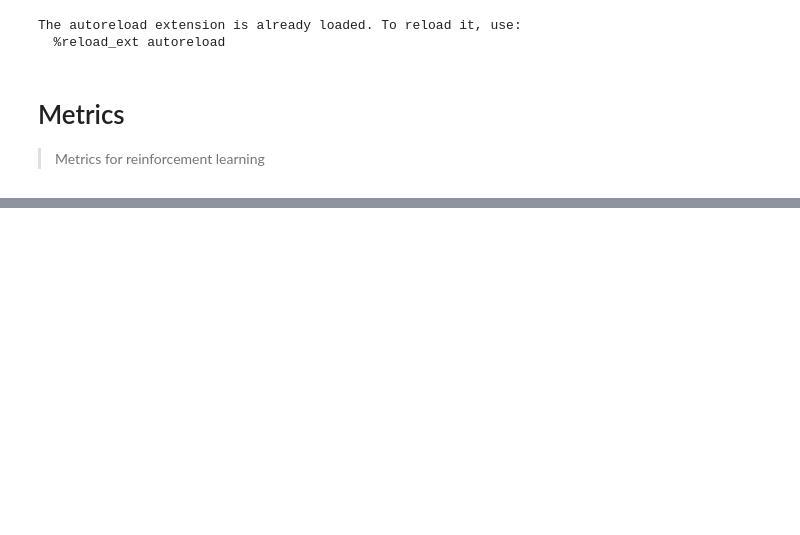
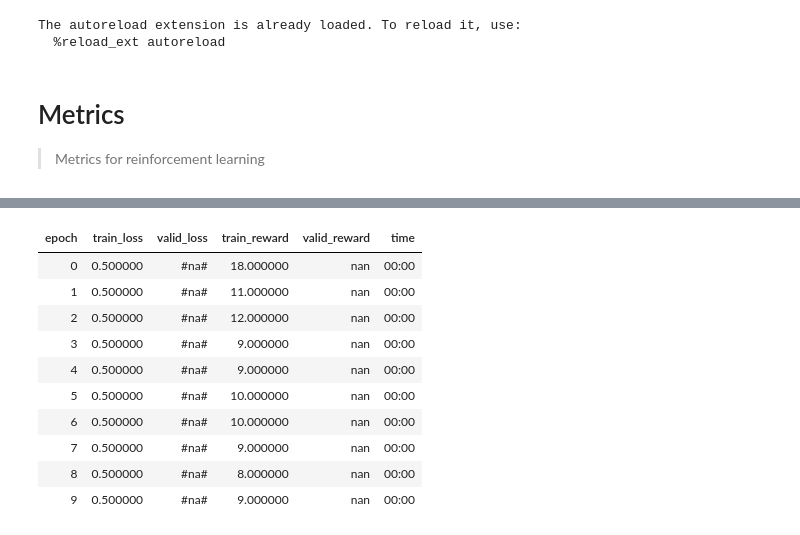
Before and after one commit to josiahls/fast-reinforcement-learning-2, a Jupyter notebook: nbs/04_metrics.ipynb, the cells around one changed output, grey strips where cells are left out. Cells and saved outputs as stored; diff of their text form; code cells hidden in the pictures; blank space fills up the shorter version.

```diff
--- a/nbs/04_metrics.ipynb
+++ b/nbs/04_metrics.ipynb
@@ -106,0 +122,18 @@ learn.fit(10,lr=0.01,wd=1)
+# %%
+data=ExperienceSourceDataBunch.from_env('CartPole-v1')
+model=nn.Sequential(nn.Linear(4,5),nn.ReLU(),nn.Linear(5,2))
+agent=DQNAgent(model=model)
+learn=AgentLearner(data,model,agent=agent,callback_fns=[FakeRunCallback,RewardMetric])
+learn.fit(10,lr=0.01,wd=1)
+# %% [output]
+| epoch | train_loss | valid_loss | train_reward | valid_reward | time |
+| 0 | 0.500000 | #na# | 18.000000 | nan | 00:00 |
+| 1 | 0.500000 | #na# | 11.000000 | nan | 00:00 |
+| 2 | 0.500000 | #na# | 12.000000 | nan | 00:00 |
+| 3 | 0.500000 | #na# | 9.000000 | nan | 00:00 |
+| 4 | 0.500000 | #na# | 9.000000 | nan | 00:00 |
+| 5 | 0.500000 | #na# | 10.000000 | nan | 00:00 |
+| 6 | 0.500000 | #na# | 10.000000 | nan | 00:00 |
+| 7 | 0.500000 | #na# | 9.000000 | nan | 00:00 |
+| 8 | 0.500000 | #na# | 8.000000 | nan | 00:00 |
+| 9 | 0.500000 | #na# | 9.000000 | nan | 00:00 |
```
Also changed, not shown: parts of 9 cells of this notebook, 17 other files.
